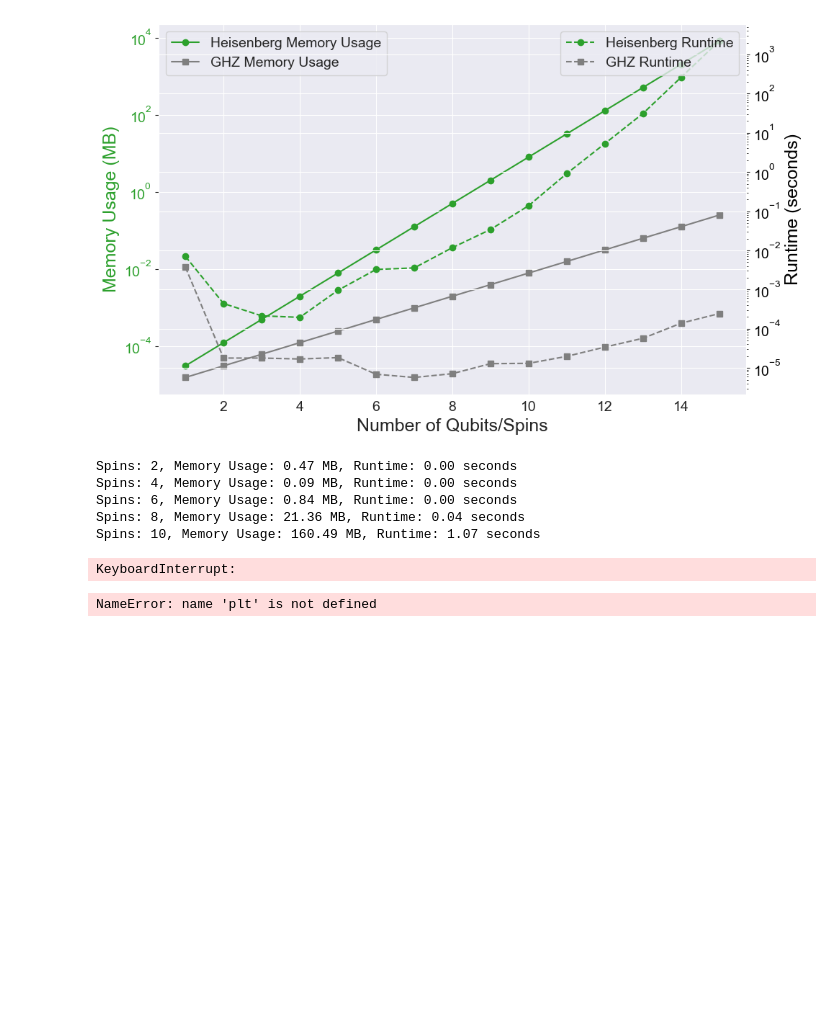
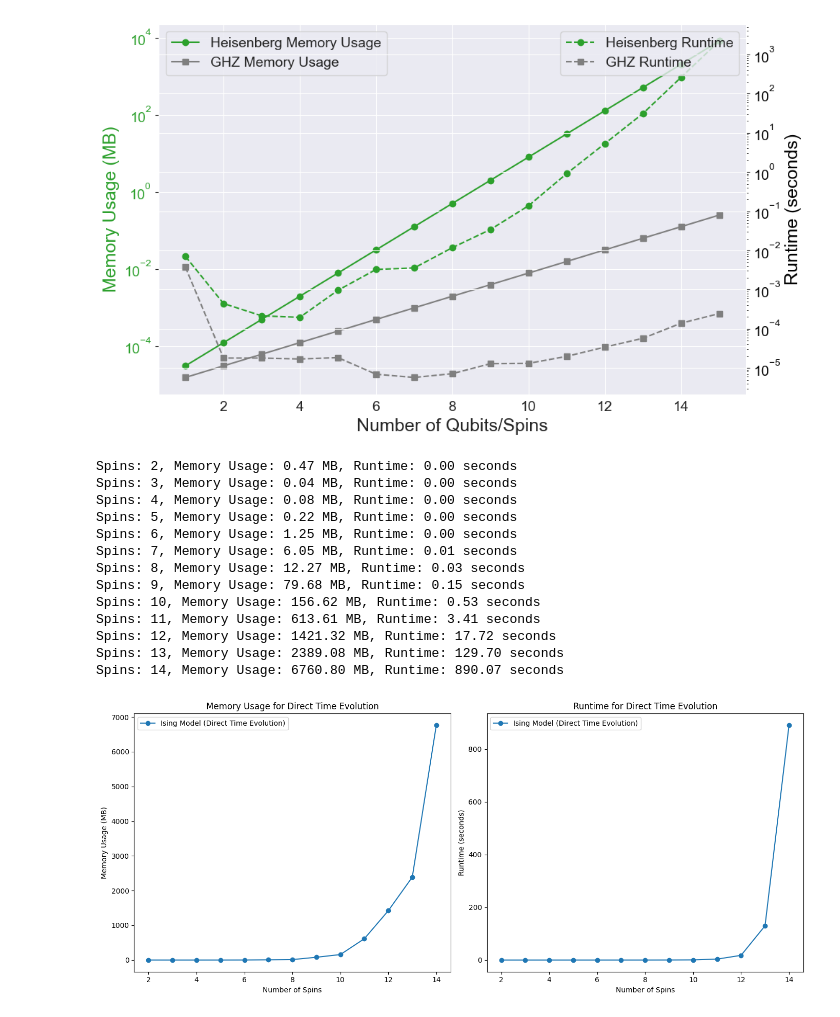
Before and after one commit to delgadoandrea/quantum-ready-primitives, a Jupyter notebook: heisenberg.ipynb, the cells around one changed output. Saved outputs shown, nothing was run; the diff lists cells and outputs as text; code cells hidden in the pictures; blank space fills up the shorter version.

```diff
--- a/heisenberg.ipynb
+++ b/heisenberg.ipynb
@@ -326,7 +347,7 @@ h = 1.0  # Magnetic field strength
 t_total = 1.0  # Total evolution time
 
 # Range of spins to simulate
-spin_range = range(2, 21, 2)  # From 2 to 20 spins in steps of 2
+spin_range = range(2, 15, 1)  # From 2 to 20 spins in steps of 2
 ising_memory_usage = []
 ising_runtime = []
 
@@ -390,57 +411,43 @@ for n_spins in spin_range:
     final_memory = get_memory_usage()
     memory_usage = final_memory - initial_memory  # Memory used for time evolution in MB
 
     # Append metrics
     ising_memory_usage.append(memory_usage)
     ising_runtime.append(runtime)
 
     print(f"Spins: {n_spins}, Memory Usage: {memory_usage:.2f} MB, Runtime: {runtime:.2f} seconds")
 
 # Plotting the memory usage and runtime as functions of the number of spins
 fig, axs = plt.subplots(1, 2, figsize=(14, 6))
 
 # Plot memory usage
 axs[0].plot(spin_range, ising_memory_usage, label="Ising Model (Direct Time Evolution)", marker='o')
 axs[0].set_xlabel("Number of Spins")
 axs[0].set_ylabel("Memory Usage (MB)")
 axs[0].set_title("Memory Usage for Direct Time Evolution")
 axs[0].legend()
 
 # Plot runtime
 axs[1].plot(spin_range, ising_runtime, label="Ising Model (Direct Time Evolution)", marker='o')
 axs[1].set_xlabel("Number of Spins")
 axs[1].set_ylabel("Runtime (seconds)")
 axs[1].set_title("Runtime for Direct Time Evolution")
 axs[1].legend()
 
 plt.tight_layout()
 plt.show()
 # %% [output]
 Spins: 2, Memory Usage: 0.47 MB, Runtime: 0.00 seconds
-Spins: 4, Memory Usage: 0.09 MB, Runtime: 0.00 seconds
-Spins: 6, Memory Usage: 0.84 MB, Runtime: 0.00 seconds
-Spins: 8, Memory Usage: 21.36 MB, Runtime: 0.04 seconds
-Spins: 10, Memory Usage: 160.49 MB, Runtime: 1.07 seconds
+Spins: 3, Memory Usage: 0.04 MB, Runtime: 0.00 seconds
+Spins: 4, Memory Usage: 0.08 MB, Runtime: 0.00 seconds
+Spins: 5, Memory Usage: 0.22 MB, Runtime: 0.00 seconds
+Spins: 6, Memory Usage: 1.25 MB, Runtime: 0.00 seconds
+Spins: 7, Memory Usage: 6.05 MB, Runtime: 0.01 seconds
+Spins: 8, Memory Usage: 12.27 MB, Runtime: 0.03 seconds
+Spins: 9, Memory Usage: 79.68 MB, Runtime: 0.15 seconds
+Spins: 10, Memory Usage: 156.62 MB, Runtime: 0.53 seconds
+Spins: 11, Memory Usage: 613.61 MB, Runtime: 3.41 seconds
+Spins: 12, Memory Usage: 1421.32 MB, Runtime: 17.72 seconds
+Spins: 13, Memory Usage: 2389.08 MB, Runtime: 129.70 seconds
+Spins: 14, Memory Usage: 6760.80 MB, Runtime: 890.07 seconds
-KeyboardInterrupt:
+[figure, added]
-# %%
-# Plotting the memory usage and runtime as functions of the number of spins
-fig, axs = plt.subplots(1, 2, figsize=(14, 6))
-
-# Plot memory usage
-axs[0].plot(spin_range, ising_memory_usage, label="Ising Model (Direct Time Evolution)", marker='o')
-axs[0].set_xlabel("Number of Spins")
-axs[0].set_ylabel("Memory Usage (MB)")
-axs[0].set_title("Memory Usage for Direct Time Evolution")
-axs[0].legend()
-
-# Plot runtime
-axs[1].plot(spin_range, ising_runtime, label="Ising Model (Direct Time Evolution)", marker='o')
-axs[1].set_xlabel("Number of Spins")
-axs[1].set_ylabel("Runtime (seconds)")
-axs[1].set_title("Runtime for Direct Time Evolution")
-axs[1].legend()
-
-plt.tight_layout()
-plt.show()
-# %% [output]
-NameError: name 'plt' is not defined
```
Also changed, not shown: parts of 6 cells of this notebook, 3 other files.
